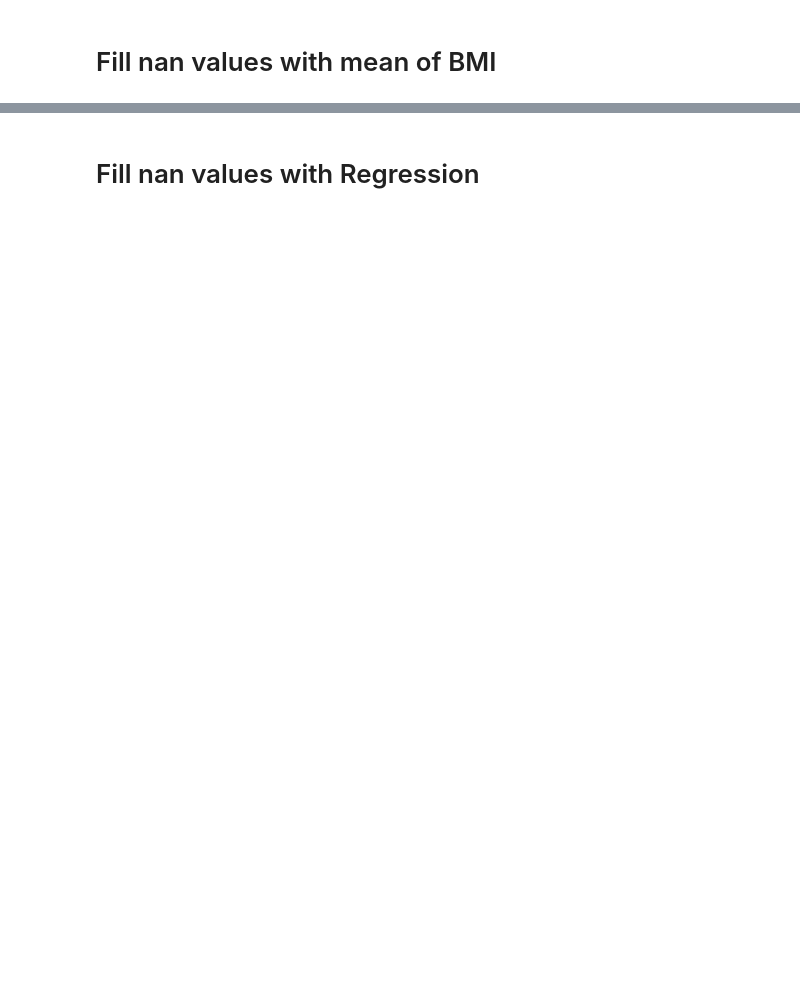
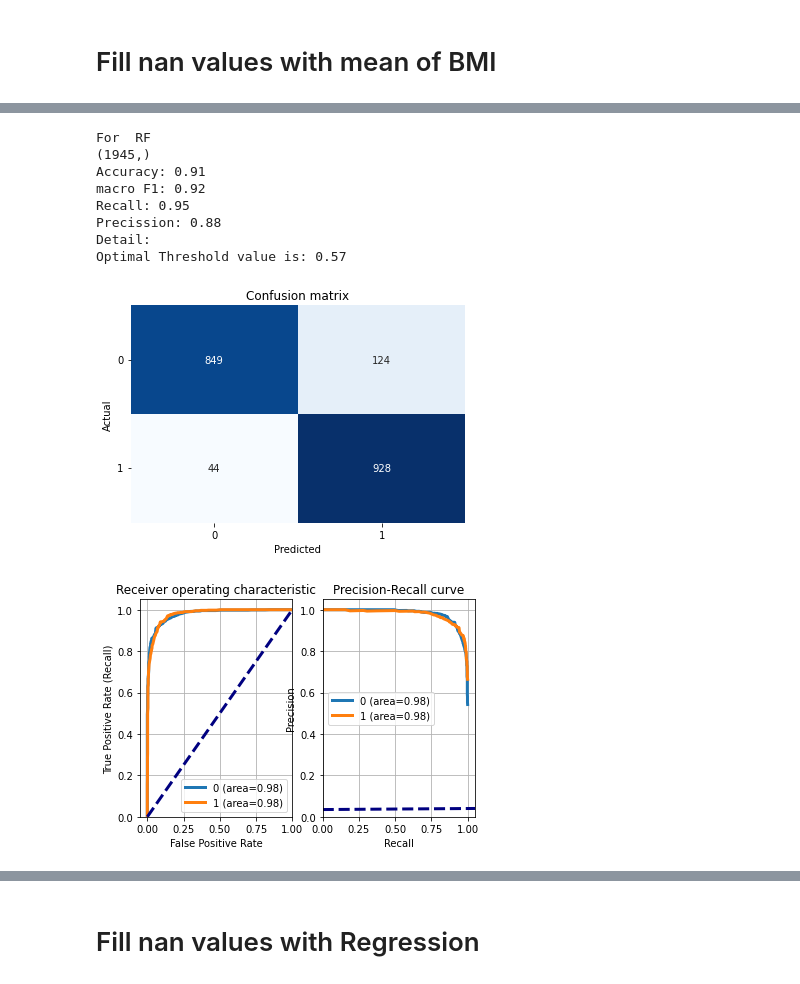
Before and after one commit to icsd13152/StrokePrediction_EDA_ML, a Jupyter notebook: StrokePrediction/src/Stroke Prediction EDA and ML prediction.ipynb, the cells around one changed output, grey strips where cells are left out. Saved outputs shown, nothing was run; the diff lists cells and outputs as text; code cells hidden in the pictures; blank space fills up the shorter version.

```diff
--- a/StrokePrediction/src/Stroke Prediction EDA and ML prediction.ipynb
+++ b/StrokePrediction/src/Stroke Prediction EDA and ML prediction.ipynb
@@ -1606,0 +858,13 @@ getMetrics(clf)
+# %%
+getMetrics(RF1,"RF")
+# %% [output]
+For  RF
+(1945,)
+Accuracy: 0.91
+macro F1: 0.92
+Recall: 0.95
+Precission: 0.88
+Detail:
+Optimal Threshold value is: 0.57
+[figure, added]
+[figure, added]
```
Also changed, not shown: parts of 78 cells of this notebook, 25 other files.
